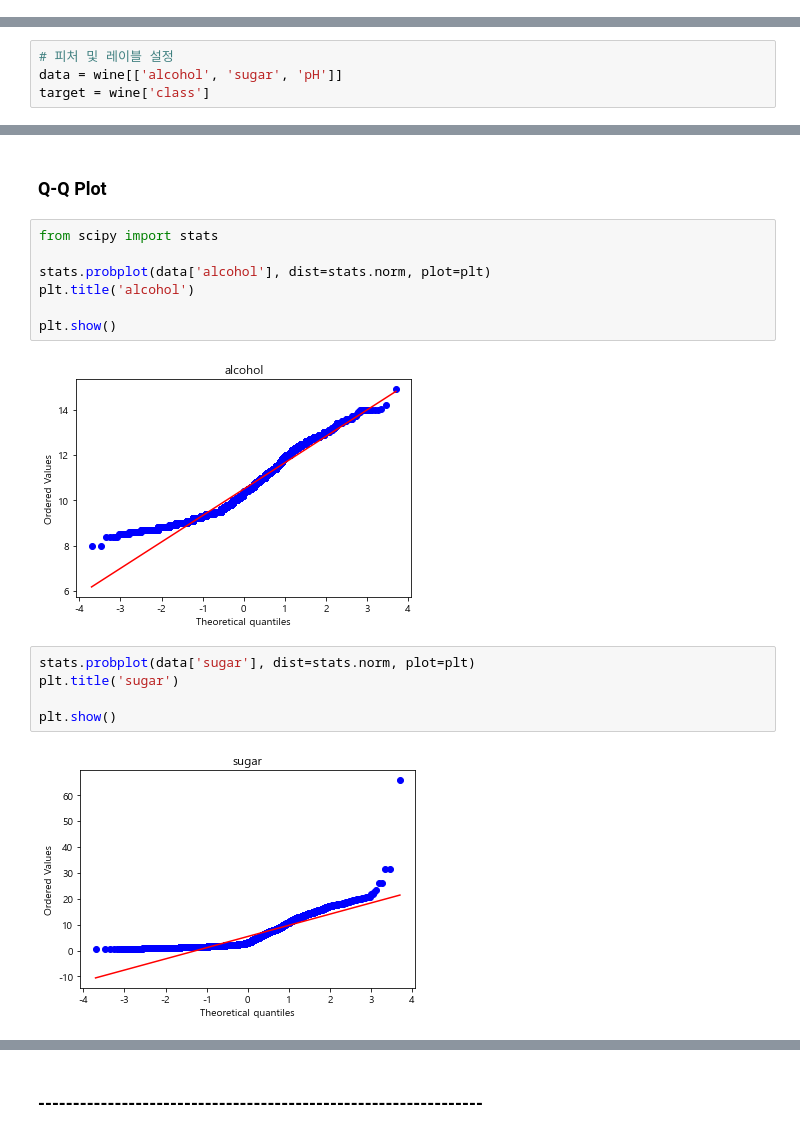
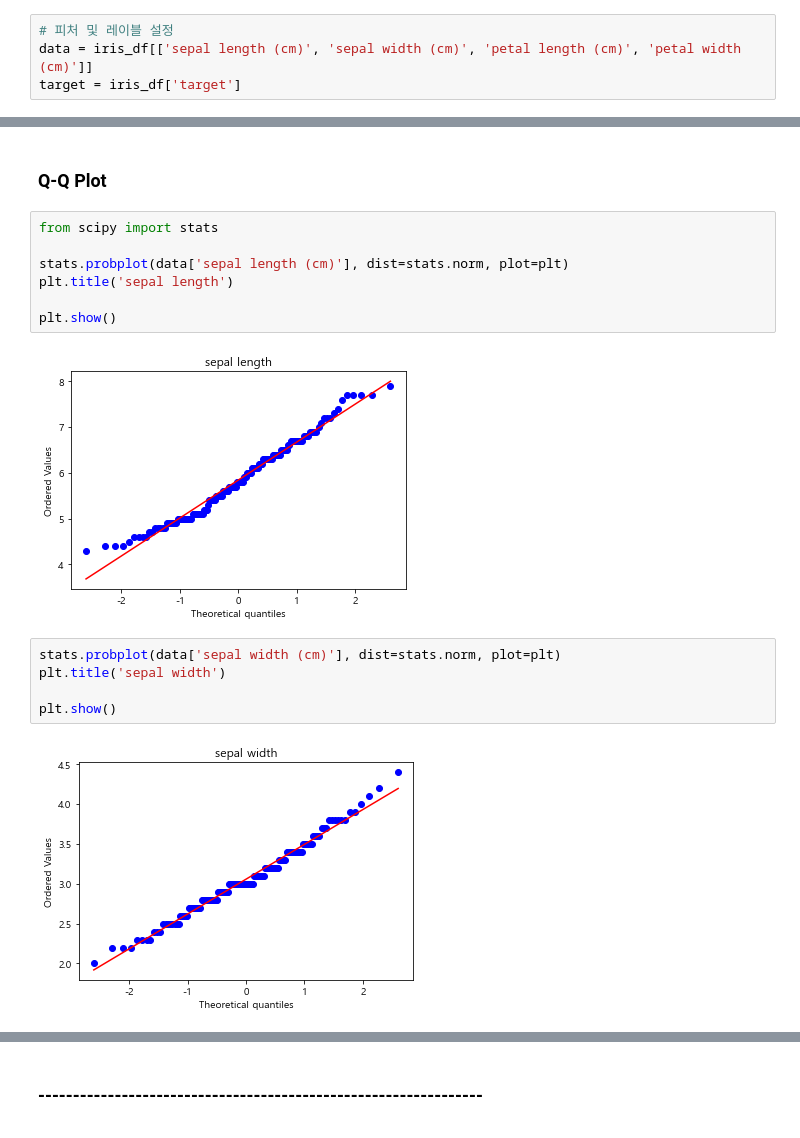
Before and after one commit to jkim0313/ubion5_tutoring, a Jupyter notebook: iris_classifier.ipynb, the cells around one changed output, grey strips where cells are left out. Drawn from its saved outputs; the diff is of its cells as text.

```diff
--- a/iris_classifier.ipynb
+++ b/iris_classifier.ipynb
@@ -681,3 +671,7 @@ Name: 꽃잎 폭, dtype: float64
+# %%
+# 피처 및 레이블 설정
+data = iris_df[['sepal length (cm)', 'sepal width (cm)', 'petal length (cm)', 'petal width (cm)']]
+target = iris_df['target']
 # %%
 import seaborn as sns
 import warnings
@@ -706,4 +702,0 @@ Index(['alcohol', 'sugar', 'pH', 'class'], dtype='object')
-# %%
-# 피처 및 레이블 설정
-data = wine[['alcohol', 'sugar', 'pH']]
-target = wine['class']
@@ -803,16 +806,16 @@ plt.show()
 # %%
 from scipy import stats
 
-stats.probplot(data['alcohol'], dist=stats.norm, plot=plt)
-plt.title('alcohol')
+stats.probplot(data['sepal length (cm)'], dist=stats.norm, plot=plt)
+plt.title('sepal length')
 
 plt.show()
 # %% [output]
-[figure, old version]
+[figure, new version]
 # %%
-stats.probplot(data['sugar'], dist=stats.norm, plot=plt)
-plt.title('sugar')
+stats.probplot(data['sepal width (cm)'], dist=stats.norm, plot=plt)
+plt.title('sepal width')
 
 plt.show()
 # %% [output]
-[figure, old version]
+[figure, new version]
```
Also changed, not shown: parts of 50 cells of this notebook.
